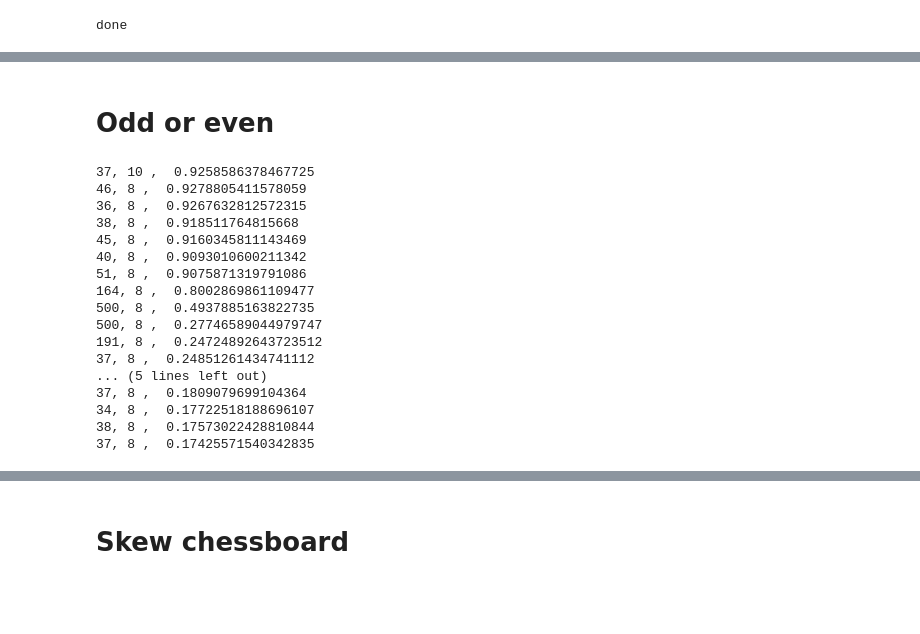
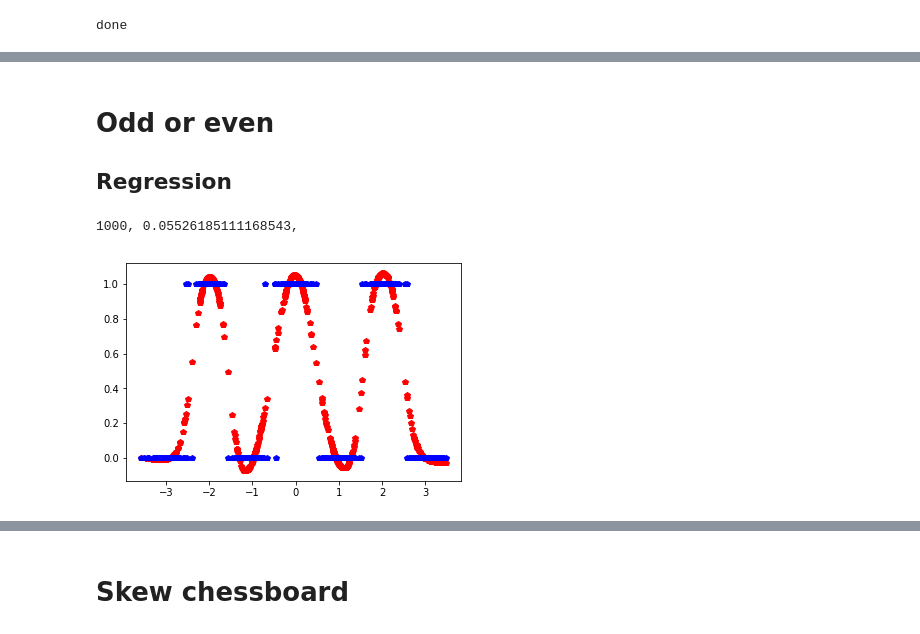
Before and after one commit to Dogiko/Machine-Learning, a Jupyter notebook: Dogiko-Learn.ipynb, the cells around one changed output, grey strips where cells are left out. Drawn from its saved outputs; the diff is of its cells as text; code cells hidden in the pictures; blank space fills up the shorter version.

```diff
--- a/Dogiko-Learn.ipynb
+++ b/Dogiko-Learn.ipynb
@@ -1189,49 +23,49 @@ NN.AddHiddenLayer(2, LeakyRelu())
 NN.AddHiddenLayer(2, SoftPlus())
 NN.SetOutputFunction(Selu())
 NN.SetTerminator(10,20,-0.)
-NN.Build()
+NN.Build(initial_strategy="Xavier")
 
-step = 0.000001
+step = 0.001
 
 for l in range(NN.GetNumHiddenLayers()):
     for j in range(NN.hiddenLayerList[l].linear.value.shape[1]):
         for i in range(NN.hiddenLayerList[l].linear.value.shape[0]):
             b = NN.GetTrainLoss()
             NN.ZeroDeri()
-            NN.Backward(X, Y, NN.trainData.weight)
+            NN.Backward(X, Y)
             partial_deri = NN.hiddenLayerList[l].linear.total_deri[i, j]
             NN.hiddenLayerList[l].linear.value[i, j] += step
             a = NN.GetTrainLoss()
-            if np.abs(((a-b)/step)/partial_deri - 1) > 0.001:
+            if np.abs(((a-b)/step)/partial_deri - 1) > 0.01:
                 print(((a-b)/step)/partial_deri - 1)
 
         b = NN.GetTrainLoss()
         NN.ZeroDeri()
-        NN.Backward(X, Y, NN.trainData.weight)
+        NN.Backward(X, Y)
         partial_deri = NN.hiddenLayerList[l].bias.total_deri[0, j]
         NN.hiddenLayerList[l].bias.value[0, j] += step
         a = NN.GetTrainLoss()
-        if np.abs(((a-b)/step)/partial_deri - 1) > 0.001:
+        if np.abs(((a-b)/step)/partial_deri - 1) > 0.01:
             print(((a-b)/step)/partial_deri - 1)
 
 for j in range(NN.outputLayer.linear.value.shape[1]):
     for i in range(NN.outputLayer.linear.value.shape[0]):
         b = NN.GetTrainLoss()
         NN.ZeroDeri()
-        NN.Backward(X, Y, NN.trainData.weight)
+        NN.Backward(X, Y)
         partial_deri = NN.outputLayer.linear.total_deri[i, j]
         NN.outputLayer.linear.value[i, j] += step
         a = NN.GetTrainLoss()
-        if np.abs(((a-b)/step)/partial_deri - 1) > 0.001:
+        if np.abs(((a-b)/step)/partial_deri - 1) > 0.01:
             print(((a-b)/step)/partial_deri - 1)
 
     b = NN.GetTrainLoss()
     NN.ZeroDeri()
-    NN.Backward(X, Y, NN.trainData.weight)
+    NN.Backward(X, Y)
     partial_deri = NN.outputLayer.bias.total_deri[0, j]
     NN.outputLayer.bias.value[0, j] += step
     a = NN.GetTrainLoss()
-    if np.abs(((a-b)/step)/partial_deri - 1) > 0.001:
+    if np.abs(((a-b)/step)/partial_deri - 1) > 0.01:
         print(((a-b)/step)/partial_deri - 1)
 
 print("done")
@@ -1274,44 +166,33 @@ for t in range(5):
 # %% [markdown]
 # Odd or even
+
+## Regression
 # %%
-X = ((np.arange(800)-400)/100).reshape(-1,1)
+X = np.random.normal(0, 0.2, (700, 1))
 Y = np.zeros(X.shape)
-Y[:, :] = 1*((X%2)>=1.)
+for i in range(7):
+    X[i*100:(i+1)*100] += i-3
+    Y[i*100:(i+1)*100] = 0.5*(1+(-1)**(i+1))
 
 NN = DogikoNeuralNetwork()
 NN.SetTrainData(X, Y)
 NN.SetValidData(X, Y)
 NN.SetTestData(X, Y)
 NN.SetLossFunction("r2")
-NN.SetRegularizer(0.001, 0.)
+NN.SetRegularizer(0.0001, 0.)
 NN.AddHiddenLayer(10, Hypertan())
-NN.SetOutputFunction(Sigmoid())
-NN.SetTerminator(10,30,-0.01)
-NN.Build()
+NN.SetOutputFunction(Identity())
+NN.Build(initial_strategy="Xavier")
-# %%
-print(NN.Train(times=500, method="Rprop", is_termination=True), end = ", ")
-print(NN.hiddenLayerList[0].num_unit, ", ", NN.GetTrainLoss())
-
-for t in range(20):
-    NN.UnitsModify(layer_index=0, set_num_unit=7, output_linear_bound=0.01)
-    NN.UnitsModify(layer_index=0, set_num_unit=8, output_linear_bound=0.01)
-    print(NN.Train(times=500, method="Rprop", is_termination=True), end = ", ")
-    print(NN.hiddenLayerList[0].num_unit, ", ", NN.GetTrainLoss())
-# %% [output]
-37, 10 ,  0.9258586378467725
-46, 8 ,  0.9278805411578059
-36, 8 ,  0.9267632812572315
-38, 8 ,  0.918511764815668
-45, 8 ,  0.9160345811143469
-40, 8 ,  0.9093010600211342
-51, 8 ,  0.9075871319791086
-164, 8 ,  0.8002869861109477
-500, 8 ,  0.4937885163822735
-500, 8 ,  0.27746589044979747
-191, 8 ,  0.24724892643723512
-37, 8 ,  0.24851261434741112
-... (5 lines left out)
-37, 8 ,  0.1809079699104364
-34, 8 ,  0.17722518188696107
-38, 8 ,  0.17573022428810844
-37, 8 ,  0.17425571540342835
+# %%
+print(NN.Train(times=1000, method="normal", step=0.01, is_termination=False), end = ", ")
+print(NN.GetTrainLoss(), end=", ")
+
+samples = ((np.arange(500)-250)/100).reshape(-1,1)
+
+NN.GetInference(samples)
+
+plt.plot(X.reshape(-1), NN.GetInference(X).reshape(-1), "rp", X.reshape(-1), Y.reshape(-1), "bp")
+plt.show()
+# %% [output]
+1000, 0.05526185111168543,
+[figure, added]
```
Also changed, not shown: parts of 37 cells of this notebook, 1 other file.
